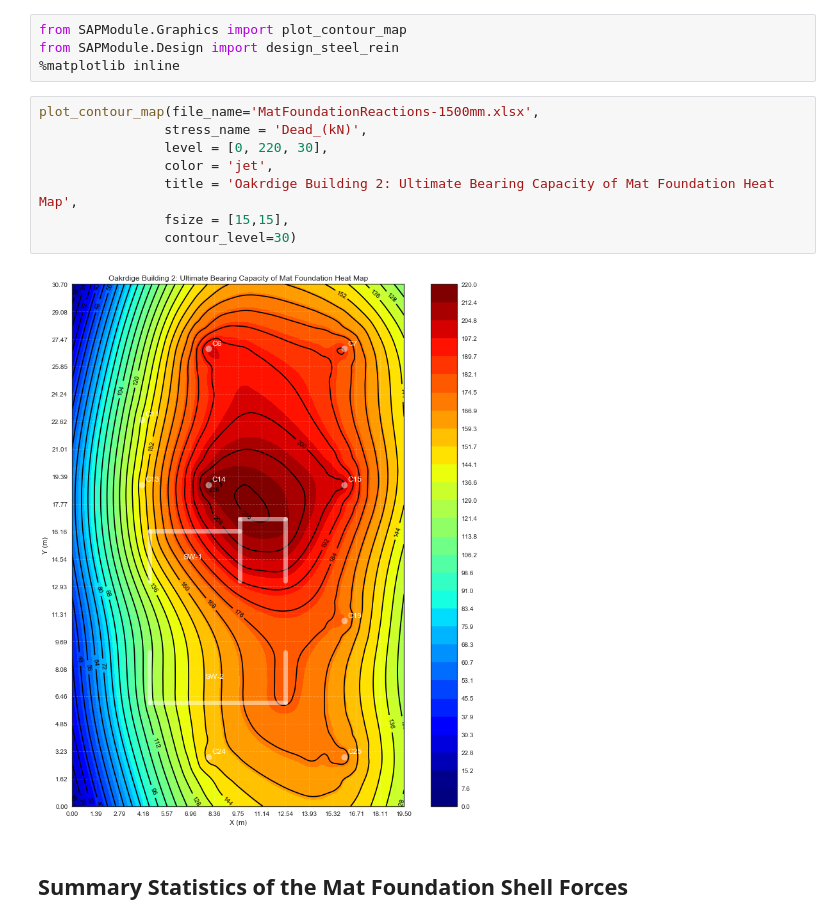
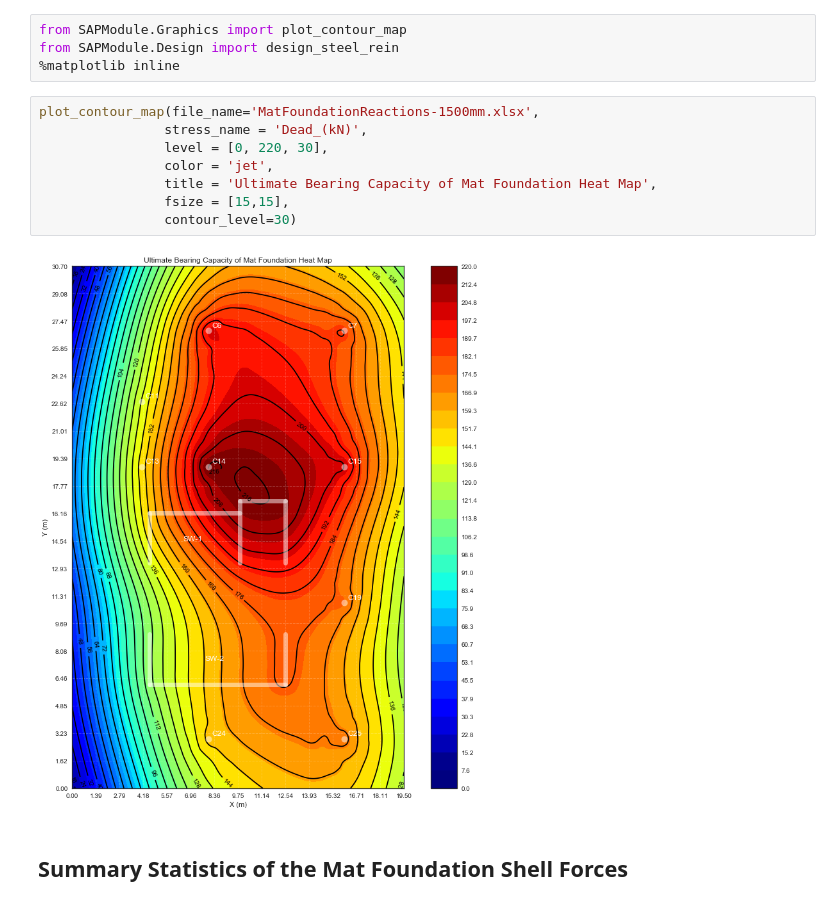
Before and after one commit to mjamezquidilla/MatFoundationAnalysis, a Jupyter notebook: Mat_Foundation_Analysis.ipynb, the cells around one changed output. Cells and saved outputs as stored; diff of their text form.

```diff
--- a/Mat_Foundation_Analysis.ipynb
+++ b/Mat_Foundation_Analysis.ipynb
@@ -58,13 +58,13 @@ from SAPModule.Design import design_steel_rein
 # %%
 plot_contour_map(file_name='MatFoundationReactions-1500mm.xlsx',
                 stress_name = 'Dead_(kN)',
                 level = [0, 220, 30],
                 color = 'jet',
-                title = 'Oakrdige Building 2: Ultimate Bearing Capacity of Mat Foundation Heat Map',
+                title = 'Ultimate Bearing Capacity of Mat Foundation Heat Map',
                 fsize = [15,15],
                 contour_level=30)
 # %% [output]
-[figure, old version]
+[figure, new version]
 # %% [markdown]
 ## Summary Statistics of the Mat Foundation Shell Forces
 # %%
```
Also changed, not shown: parts of 4 cells of this notebook.
